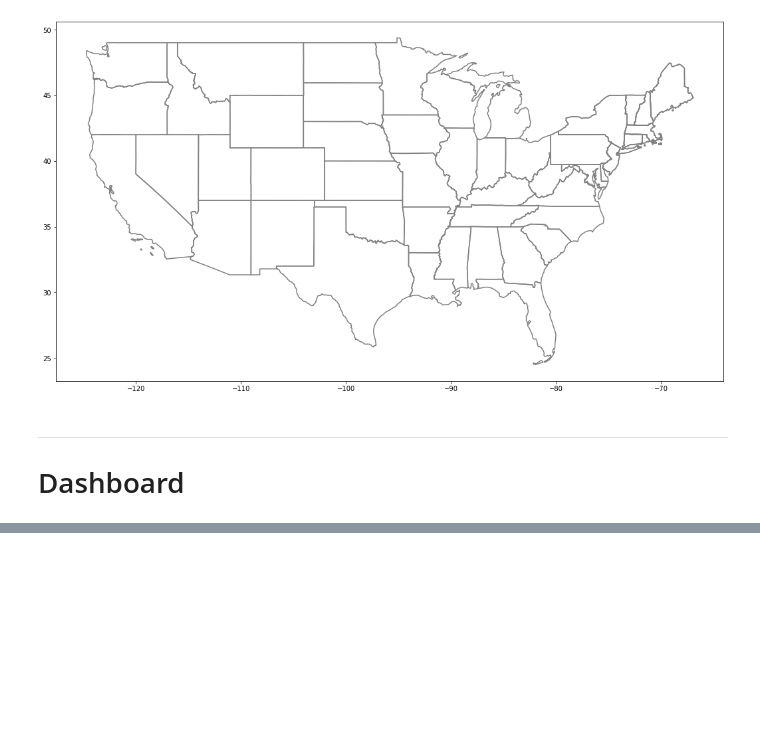
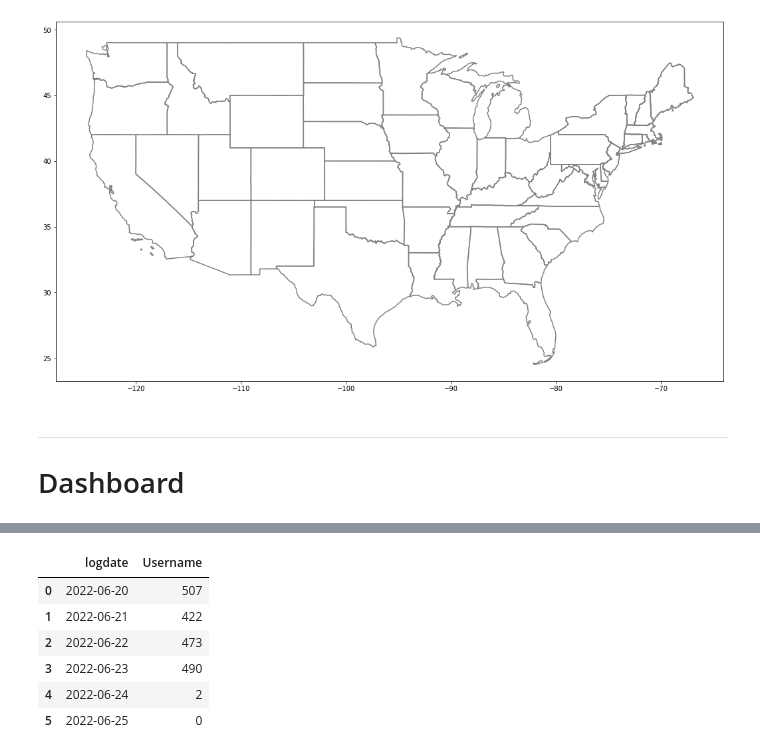
Before and after one commit to BigDataIA-Summer2022-Team04/Assignment_02, a Jupyter notebook: API/sandbox.ipynb, the cells around one changed output, grey strips where cells are left out. Drawn from its saved outputs; the diff is of its cells as text; code cells hidden in the pictures; blank space fills up the shorter version.

```diff
--- a/API/sandbox.ipynb
+++ b/API/sandbox.ipynb
@@ -229,0 +322,10 @@ SELECT ID, NAME FROM `plane-detection-352701.SPY_PLANE.STATUS_CODE`
+# %%
+df.groupby('logdate').agg({'Username': 'count'}).reset_index()
+# %% [output]
+|  | logdate | Username |
+| 0 | 2022-06-20 | 507 |
+| 1 | 2022-06-21 | 422 |
+| 2 | 2022-06-22 | 473 |
+| 3 | 2022-06-23 | 490 |
+| 4 | 2022-06-24 | 2 |
+| 5 | 2022-06-25 | 0 |
```
Also changed, not shown: parts of 17 cells of this notebook.
